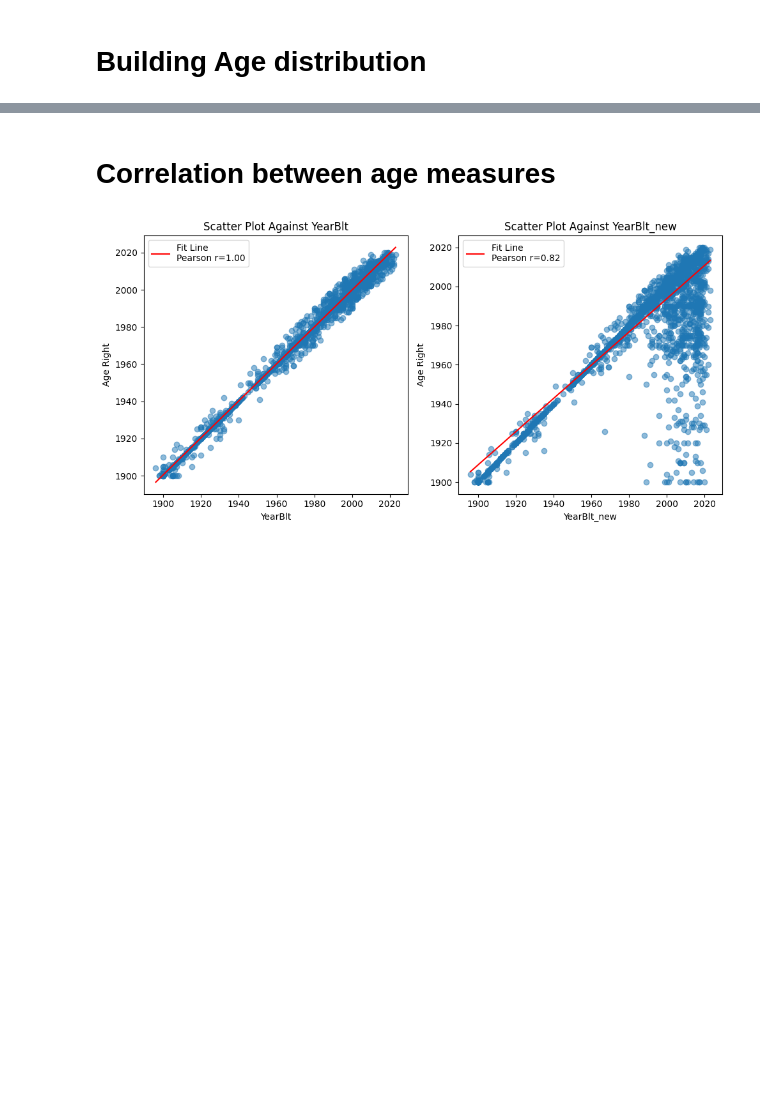
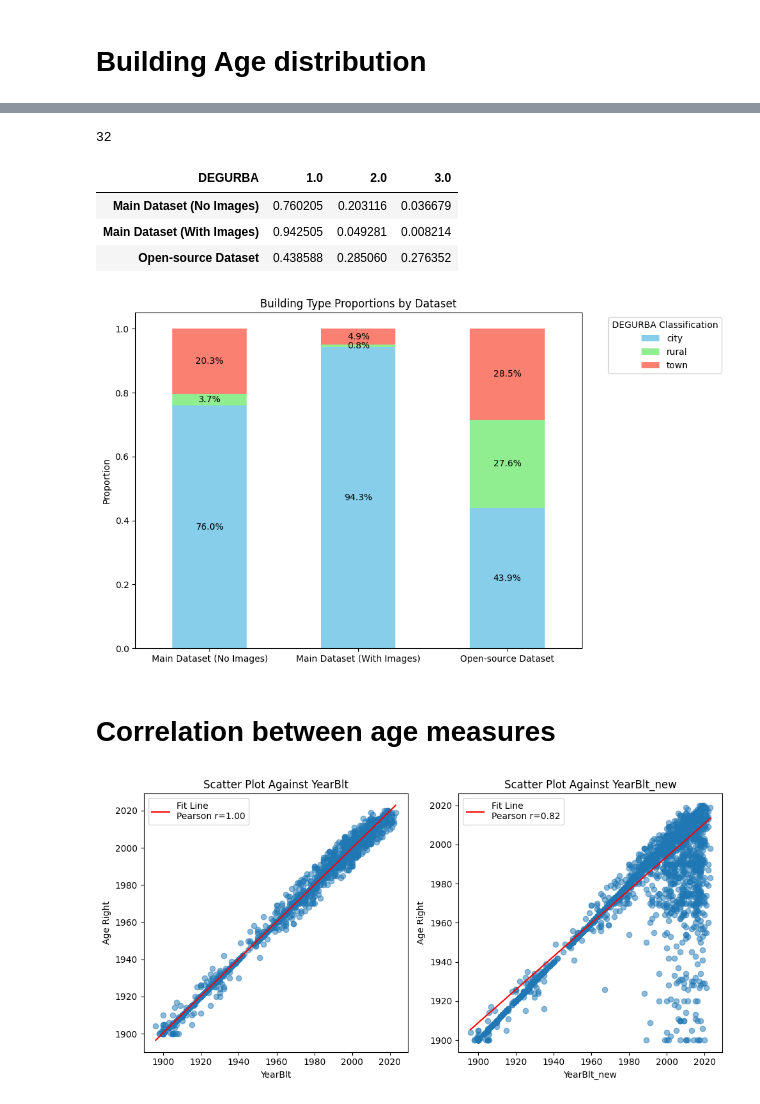
Before and after one commit to kaifoerster/BuildingAgePredictorML, a Jupyter notebook: main notebooks/descriptive statistics 2.ipynb, the cells around one changed output, grey strips where cells are left out. Cells and saved outputs as stored; diff of their text form; code cells hidden in the pictures; blank space fills up the shorter version.

```diff
--- a/main notebooks/descriptive statistics 2.ipynb
+++ b/main notebooks/descriptive statistics 2.ipynb
@@ -331,0 +436,5 @@ See the caveats in the documentation: https://pandas.pydata.org/pandas-docs/stab
+# %%
+lau_fr = lau[lau['CNTR_CODE'] == 'FR']
+lau_nl = lau[lau['CNTR_CODE'] == 'NL']
+lau_es = lau[lau['CNTR_CODE'] == 'ES']
+lau_es['LAU_ID'] = lau_es['LAU_ID'].astype(int)
@@ -331,0 +467,9 @@ See the caveats in the documentation: https://pandas.pydata.org/pandas-docs/stab
+# %%
+columns_to_keep = ['geometry', 'DEGURBA', 'CNTR_CODE', 'LAU CODE', 'LAU NAME NATIONAL']
+
+m_nl = m_nl[columns_to_keep]
+m_es = m_es[columns_to_keep]
+m_fr = m_fr[columns_to_keep]
+
+# Concatenating the DataFrames
+m_concatenated = pd.concat([m_nl, m_es, m_fr], ignore_index=True)
@@ -332,3 +481,65 @@ See the caveats in the documentation: https://pandas.pydata.org/pandas-docs/stab
+# %%
+lau_gdf = m_concatenated.to_crs(epsg=3035)
+# %%
+lau_left_only = gpd.sjoin(gdf_left_only, lau_gdf, how="inner", op='intersects')
+lau_both = gpd.sjoin(gdf_both, lau_gdf, how="inner", op='intersects')
+lau_scaled = gpd.sjoin(gdf_scaled_n, lau_gdf, how="inner", op='intersects')
+# %%
+lau_scaled['DEGURBA'].isna().sum()
+# %% [output]
+32
+# %%
+df_plot2
+# %% [output]
+| DEGURBA | 1.0 | 2.0 | 3.0 |
+| Main Dataset (No Images) | 0.760205 | 0.203116 | 0.036679 |
+| Main Dataset (With Images) | 0.942505 | 0.049281 | 0.008214 |
+| Open-source Dataset | 0.438588 | 0.285060 | 0.276352 |
+# %%
+# Define the mapping dictionary
+replacement_dict = {
+    1: 'city',
+    2: 'town',
+    3: 'rural'
+}
+
+# Apply the replacement to the 'DEGURBA' column in each DataFrame
+lau_left_only['DEGURBA'] = lau_left_only['DEGURBA'].replace(replacement_dict)
+lau_both['DEGURBA'] = lau_both['DEGURBA'].replace(replacement_dict)
+lau_scaled['DEGURBA'] = lau_scaled['DEGURBA'].replace(replacement_dict)
+
+# Calculate the frequency of types for each dataset
+type_counts_left = lau_left_only['DEGURBA'].value_counts(normalize=True).sort_index()
+type_counts_both = lau_both['DEGURBA'].value_counts(normalize=True).sort_index()
+type_counts_scaled = lau_scaled['DEGURBA'].value_counts(normalize=True).sort_index()
+
+# Create a DataFrame for plotting
+df_plot = pd.DataFrame({
+    'Main Dataset (No Images)': type_counts_left,
+    'Main Dataset (With Images)': type_counts_both,
+    'Open-source Dataset': type_counts_scaled
+}).fillna(0)  # Ensuring all types are represented in all datasets
+
+df_plot2 = df_plot.transpose()
+
+# Plotting
+fig, ax = plt.subplots(figsize=(10, 6))
+bars = df_plot2.plot(kind='bar', stacked=True, ax=ax, color=['skyblue', 'lightgreen', 'salmon'])
+
+# Add text annotations
+for rect, label in zip(ax.patches, df_plot.values.flatten()):
+    height = rect.get_height()
+    ax.text(rect.get_x() + rect.get_width() / 2, rect.get_y() + height / 2, f'{label:.1%}', ha='center', va='center')
+
+ax.set_title('Building Type Proportions by Dataset')
+ax.set_xlabel('')
+ax.set_ylabel('Proportion')
+plt.xticks(rotation=0, ha='center')
+plt.legend(title='DEGURBA Classification', bbox_to_anchor=(1.05, 1), loc='upper left')
+plt.tight_layout()
+plt.show()
+# %% [output]
+[figure, added]
 # %% [markdown]
 # Correlation between age measures
 # %%
```
Also changed, not shown: parts of 13 cells of this notebook.
